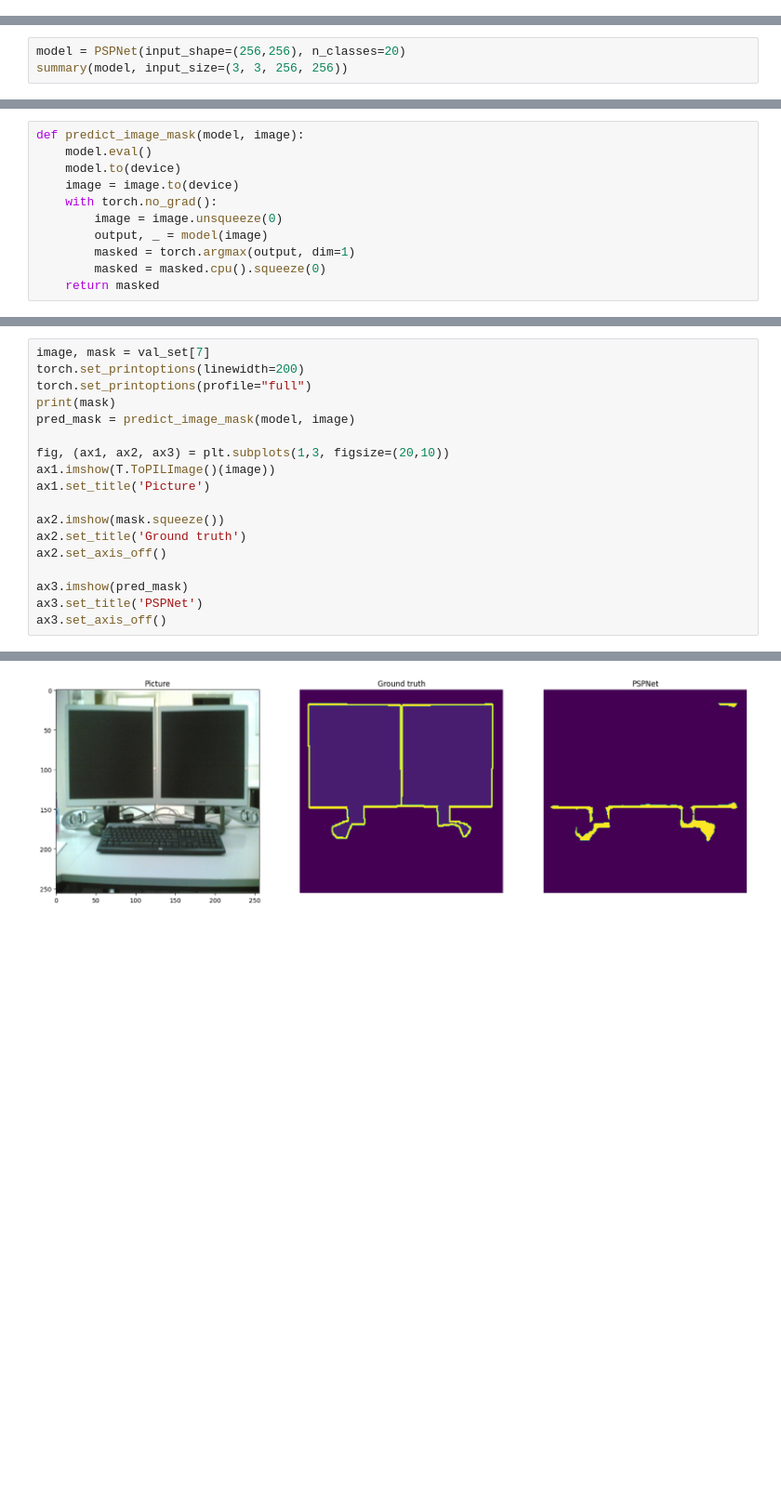
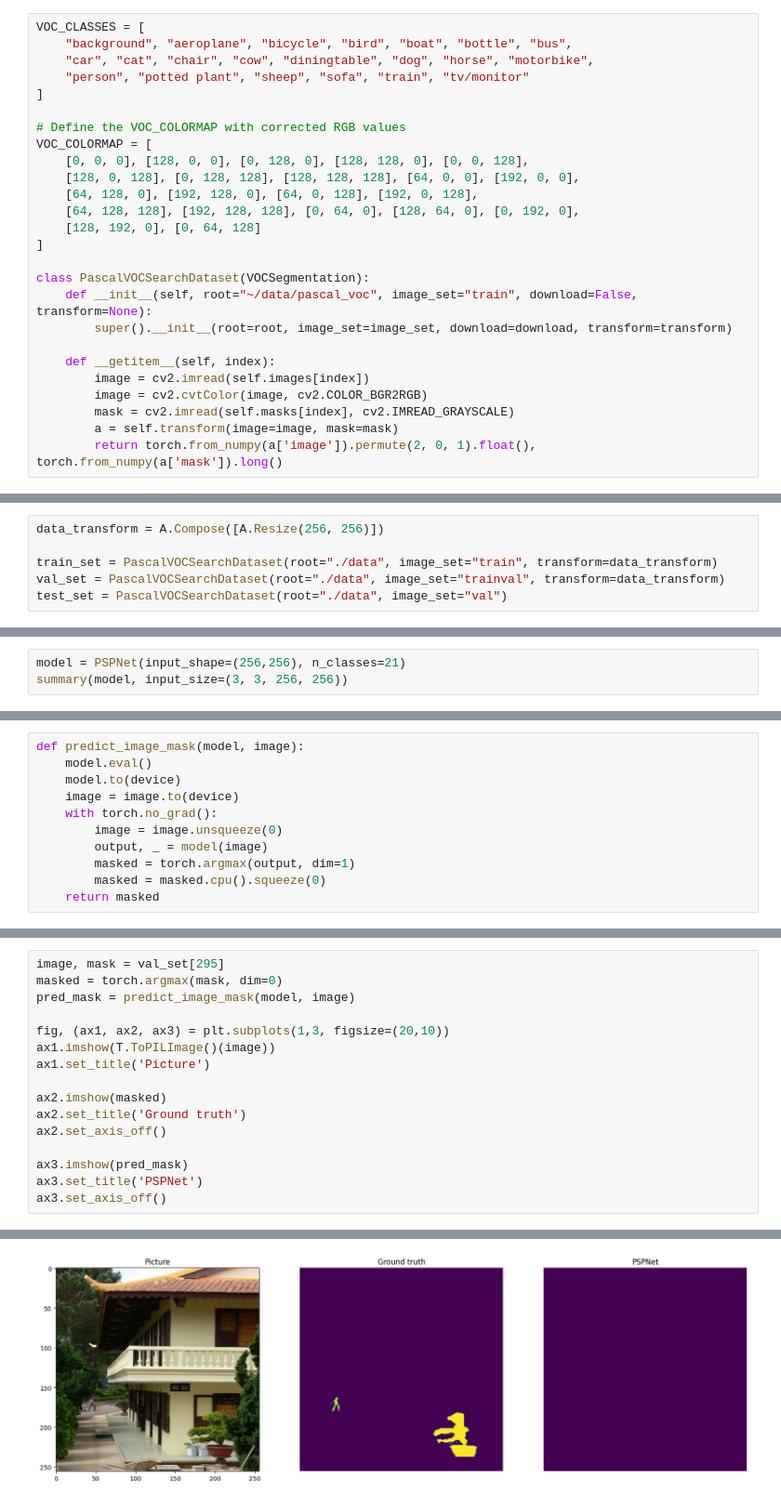
Before and after one commit to jagerbob/pspnet-semantic-segmentation, a Jupyter notebook: 02_pspnet_pascalvoc.ipynb, the cells around one changed output, grey strips where cells are left out. Shown: that part at 93% size. Drawn from its saved outputs; the diff is of its cells as text; blank space fills up the shorter version.

Commit message:
Working on pascalvoc

```diff
--- a/02_pspnet_pascalvoc.ipynb
+++ b/02_pspnet_pascalvoc.ipynb
@@ -34,0 +20,26 @@ test_set = datasets.VOCSegmentation(root="./data", year="2012", image_set="val")
+# %%
+VOC_CLASSES = [
+    "background", "aeroplane", "bicycle", "bird", "boat", "bottle", "bus",
+    "car", "cat", "chair", "cow", "diningtable", "dog", "horse", "motorbike",
+    "person", "potted plant", "sheep", "sofa", "train", "tv/monitor"
+]
+
+# Define the VOC_COLORMAP with corrected RGB values
+VOC_COLORMAP = [
+    [0, 0, 0], [128, 0, 0], [0, 128, 0], [128, 128, 0], [0, 0, 128],
+    [128, 0, 128], [0, 128, 128], [128, 128, 128], [64, 0, 0], [192, 0, 0],
+    [64, 128, 0], [192, 128, 0], [64, 0, 128], [192, 0, 128],
+    [64, 128, 128], [192, 128, 128], [0, 64, 0], [128, 64, 0], [0, 192, 0],
+    [128, 192, 0], [0, 64, 128]
+]
+
+class PascalVOCSearchDataset(VOCSegmentation):
+    def __init__(self, root="~/data/pascal_voc", image_set="train", download=False, transform=None):
+        super().__init__(root=root, image_set=image_set, download=download, transform=transform)
+
+    def __getitem__(self, index):
+        image = cv2.imread(self.images[index])
+        image = cv2.cvtColor(image, cv2.COLOR_BGR2RGB)
+        mask = cv2.imread(self.masks[index], cv2.IMREAD_GRAYSCALE)
+        a = self.transform(image=image, mask=mask)
+        return torch.from_numpy(a['image']).permute(2, 0, 1).float(), torch.from_numpy(a['mask']).long()
@@ -35 +104,7 @@ test_set = datasets.VOCSegmentation(root="./data", year="2012", image_set="val")
+# %%
+data_transform = A.Compose([A.Resize(256, 256)])
+
+train_set = PascalVOCSearchDataset(root="./data", image_set="train", transform=data_transform)
+val_set = PascalVOCSearchDataset(root="./data", image_set="trainval", transform=data_transform)
+test_set = PascalVOCSearchDataset(root="./data", image_set="val")
 # %%
@@ -101,7 +181,7 @@ class PSPNet(nn.Module):
         pyramid_outputs = self.pyramid_pooling(encoder_outputs)
         return self.classifier(pyramid_outputs), self.aux_classifier(encoder_auxiliary)
 # %%
-model = PSPNet(input_shape=(256,256), n_classes=20)
+model = PSPNet(input_shape=(256,256), n_classes=21)
 summary(model, input_size=(3, 3, 256, 256))
 # %% [output]
 ====================================================================================================
@@ -221,15 +284,13 @@ def predict_image_mask(model, image):
 # %%
-image, mask = val_set[7]
-torch.set_printoptions(linewidth=200)
-torch.set_printoptions(profile="full")
-print(mask)
+image, mask = val_set[295]
+masked = torch.argmax(mask, dim=0)
 pred_mask = predict_image_mask(model, image)
 
 fig, (ax1, ax2, ax3) = plt.subplots(1,3, figsize=(20,10))
 ax1.imshow(T.ToPILImage()(image))
 ax1.set_title('Picture')
 
-ax2.imshow(mask.squeeze())
+ax2.imshow(masked)
 ax2.set_title('Ground truth')
 ax2.set_axis_off()
 
@@ -257 +301 @@ tensor([[[0.0000, 0.0000, 0.0000, 0.0000, 0.0000, 0.0000, 0.0000, 0.0000,
-[figure, old version]
+[figure, new version]
```
Also changed, not shown: parts of 16 cells of this notebook, 1 other file.
